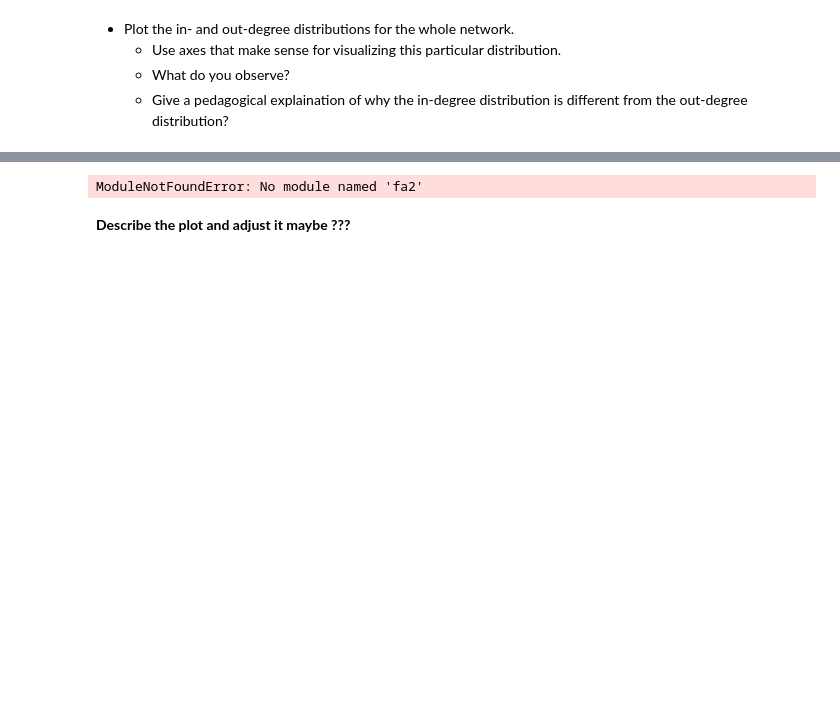
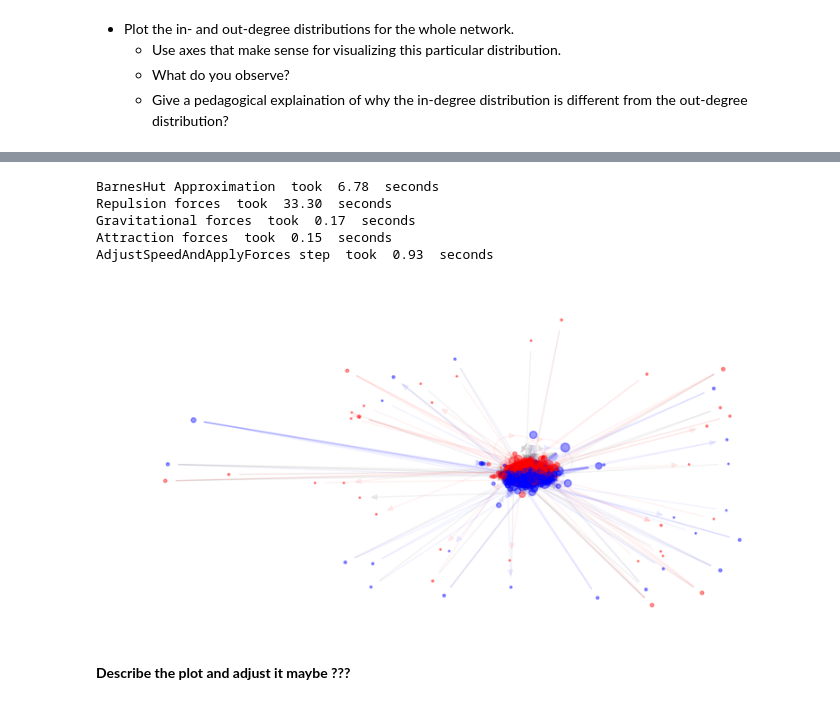
Before and after one commit to Linkschris/Assignment, a Jupyter notebook: Assignment2_jonas.ipynb, the cells around one changed output, grey strips where cells are left out. Drawn from its saved outputs; the diff is of its cells as text; code cells hidden in the pictures; blank space fills up the shorter version.

```diff
--- a/Assignment2_jonas.ipynb
+++ b/Assignment2_jonas.ipynb
@@ -319,6 +313,4 @@ _Exercise 1b_: Visualization (see lecture 5 for more hints)
 # %%
-from fa2 import ForceAtlas2
-
 #node color
 node_colors = []
 
@@ -347,35 +339,40 @@ for edge in G.edges():
 
 #position
 # create a ForceAtlas2 object
 forceatlas2 = ForceAtlas2(
                         # Behavior alternatives
                         outboundAttractionDistribution=True,  # Dissuade hubs
                         linLogMode=False,  # NOT IMPLEMENTED
                         adjustSizes=False,  # Prevent overlap (NOT IMPLEMENTED)
                         edgeWeightInfluence=1.0,
 
                         # Performance
                         jitterTolerance=0.5,  # Tolerance
                         barnesHutOptimize=True,
                         barnesHutTheta=1.2,
                         multiThreaded=False,  # NOT IMPLEMENTED
 
                         # Tuning
                         scalingRatio=10.0,
                         strongGravityMode=False,
                         gravity=0.15,
 
                         # Log
                         verbose=True)
 
-positions = forceatlas2.forceatlas2_networkx_layout(G, pos=None, iterations=2000)
+positions = forceatlas2.forceatlas2_networkx_layout(G, pos=None, iterations=5000)
 
 nx.draw_networkx_nodes(G, positions, node_size=node_sizes, node_color=node_colors, alpha=0.4)
 nx.draw_networkx_edges(G, positions, alpha=0.05, edge_color = edge_color_list)
 plt.axis('off')
 plt.show()
 # %% [output]
-ModuleNotFoundError: No module named 'fa2'
+BarnesHut Approximation  took  6.78  seconds
+Repulsion forces  took  33.30  seconds
+Gravitational forces  took  0.17  seconds
+Attraction forces  took  0.15  seconds
+AdjustSpeedAndApplyForces step  took  0.93  seconds
+[figure, added]
 # %% [markdown]
 **Describe the plot and adjust it maybe ???**
 # %% [markdown]
```
Also changed, not shown: parts of 10 cells of this notebook, 1 other file.
